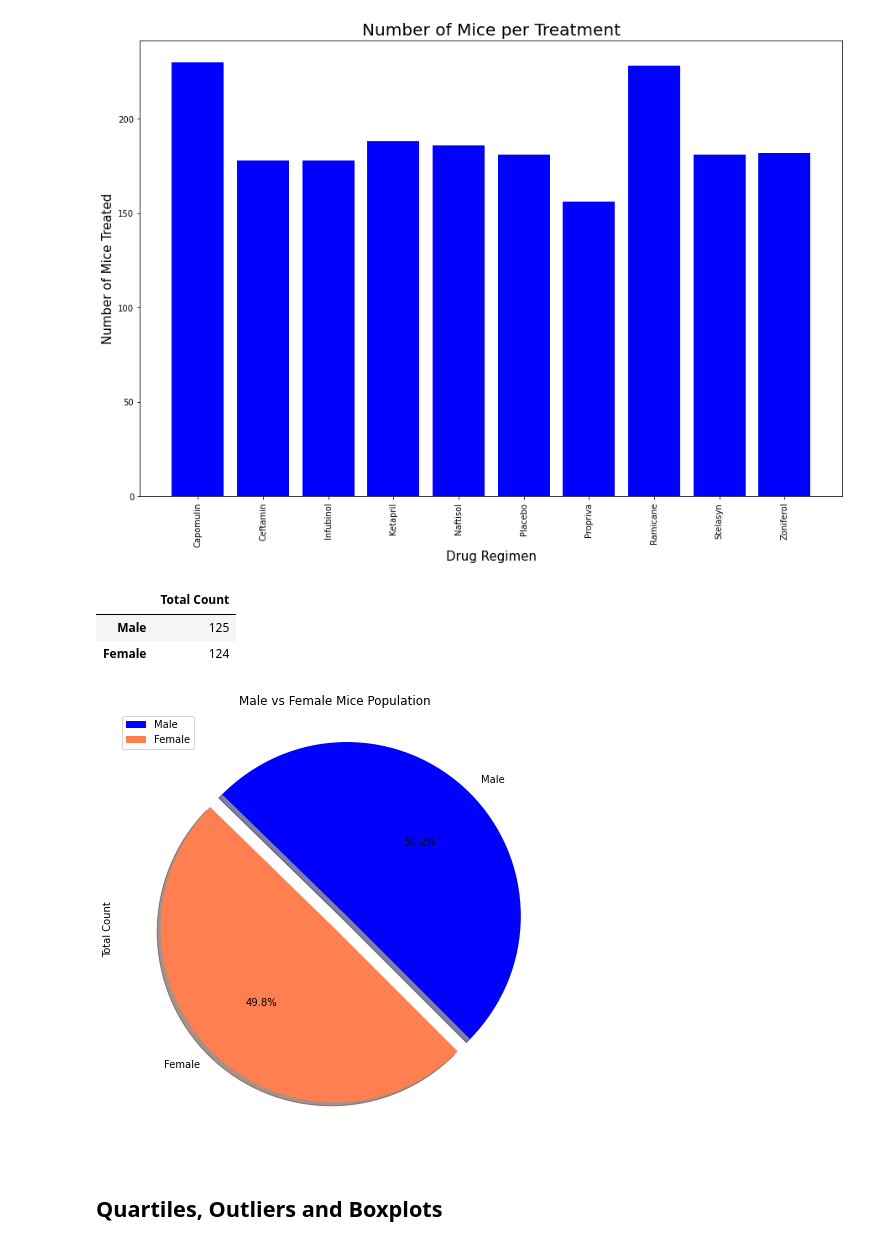
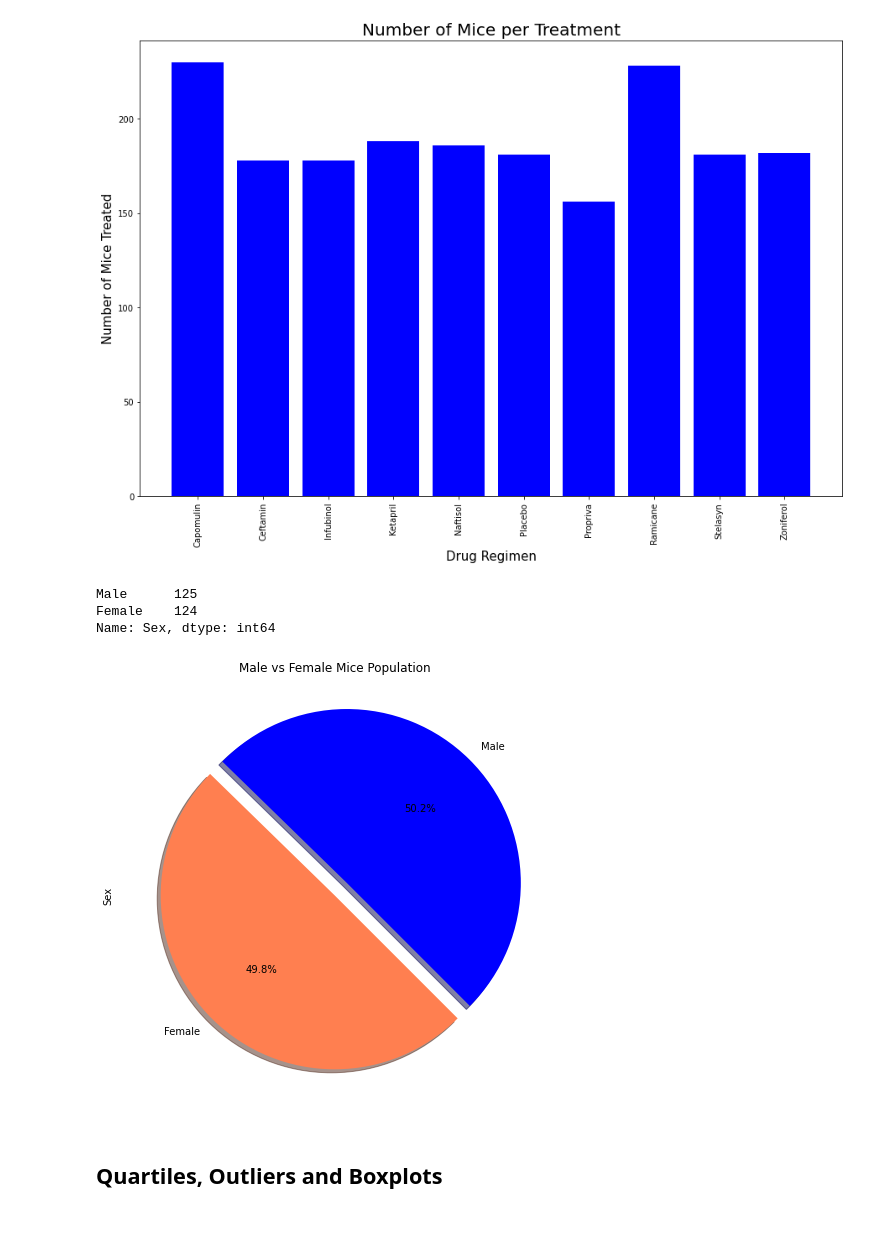
Before and after one commit to Cchristy212/Matplotlib-Challenge, a Jupyter notebook: pymaceuticals_starter.ipynb, the cells around one changed output. Cells and saved outputs as stored; diff of their text form; code cells hidden in the pictures.

```diff
--- a/pymaceuticals_starter.ipynb
+++ b/pymaceuticals_starter.ipynb
@@ -17,10 +17,11 @@ mouse_metadata = pd.read_csv(mouse_metadata_path)
 study_results = pd.read_csv(study_results_path)
 
 # Combine the data into a single dataset
-merged_data = pd.merge(mouse_metadata, study_results, how="left", on="Mouse ID")
+df = pd.merge(mouse_metadata, study_results, how="left", on="Mouse ID")
+
 
 # Display the data table for preview
-merged_data
+df
 # %% [output]
 |  | Mouse ID | Drug Regimen | Sex | Age_months | Weight (g) | Timepoint | Tumor Volume (mm3) | ... |
 | 0 | k403 | Ramicane | Male | 21 | 16 | 0 | 45.000000 | ... |
@@ -63,7 +64,7 @@ duplicate_mice_rows
 | 917 | g989 | Propriva | Female | 21 | 26 | 20 | 54.657650 | ... |
 # %%
 # Create a clean DataFrame by dropping the duplicate mouse by its ID.
-combined_data = merged_data.drop_duplicates(subset=["Mouse ID", "Timepoint"])
+combined_data = df.drop_duplicates(subset=["Mouse ID", "Timepoint"])
 combined_data
 # %% [output]
 |  | Mouse ID | Drug Regimen | Sex | Age_months | Weight (g) | Timepoint | Tumor Volume (mm3) | ... |
@@ -199,25 +199,25 @@ treatment_count
 # %%
 # Generate a pie plot showing the distribution of female versus male mice using pandas
 # Total count of mice based on gender
-gender_rows = combined_data.loc[:, ["Sex", "Mouse ID"]]
-gender_rows = gender_rows.drop_duplicates()
-gender_count = gender_rows["Sex"].value_counts()
+rows_gender = combined_data.loc[:, ["Sex", "Mouse ID"]]
+rows_gender = rows_gender.drop_duplicates()
+count_gender = rows_gender["Sex"].value_counts()
 
 # Create a dataframe for count and percentage of male and female mice
-gender_data = pd.DataFrame({"Total Count": gender_count})
+data_gender = pd.DataFrame({"Total Count": count_gender})
 
 # Generate a pie plot showing the distribution of female versus male mice
 colors = ["blue", "coral"]
 explode = (0.1, 0)
-pandas_pie = gender_data.plot(kind="pie", figsize=(12,8), colors=colors, y="Total Count", title="Male vs Female Mice Population",
+pandas_pie = count_gender.plot(kind="pie", figsize=(12,8), colors=colors, y="Total Count", title="Male vs Female Mice Population",
                               startangle=315, explode=explode, shadow=True, autopct="%1.1f%%")
 #Displaying Results
-gender_data
+count_gender
 # %% [output]
-|  | Total Count |
-| Male | 125 |
-| Female | 124 |
+Male      125
+Female    124
+Name: Sex, dtype: int64
-[figure, old version]
+[figure, new version]
 # %% [markdown]
 ## Quartiles, Outliers and Boxplots
 # %%
```
Also changed, not shown: parts of 5 cells of this notebook.
